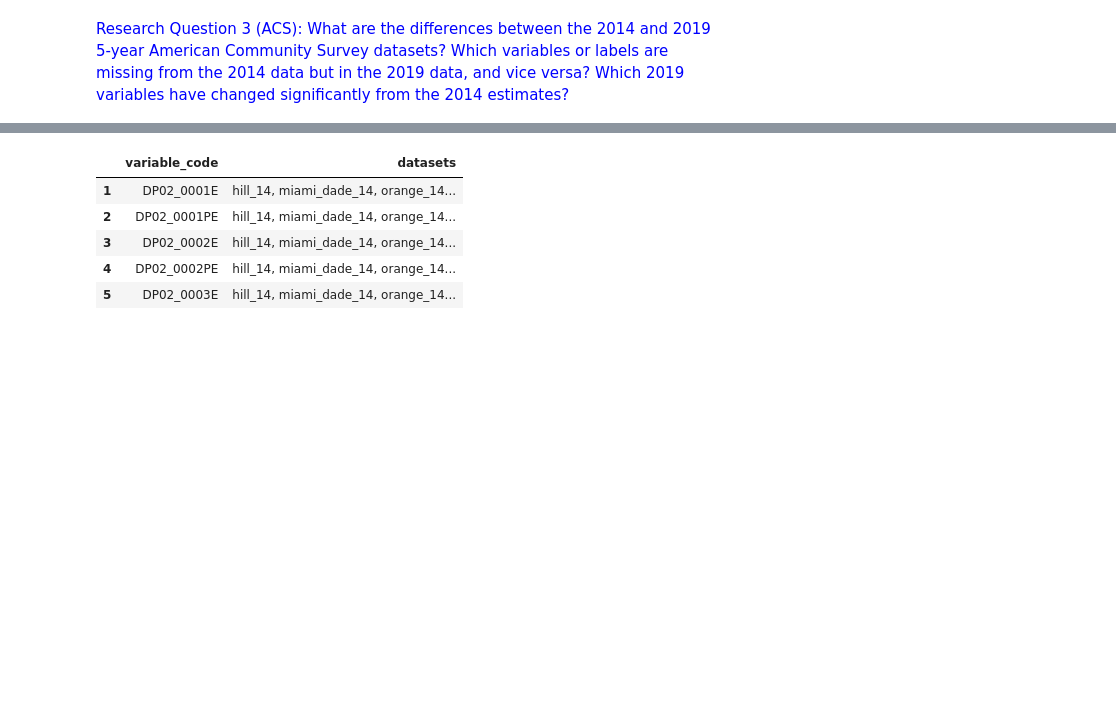
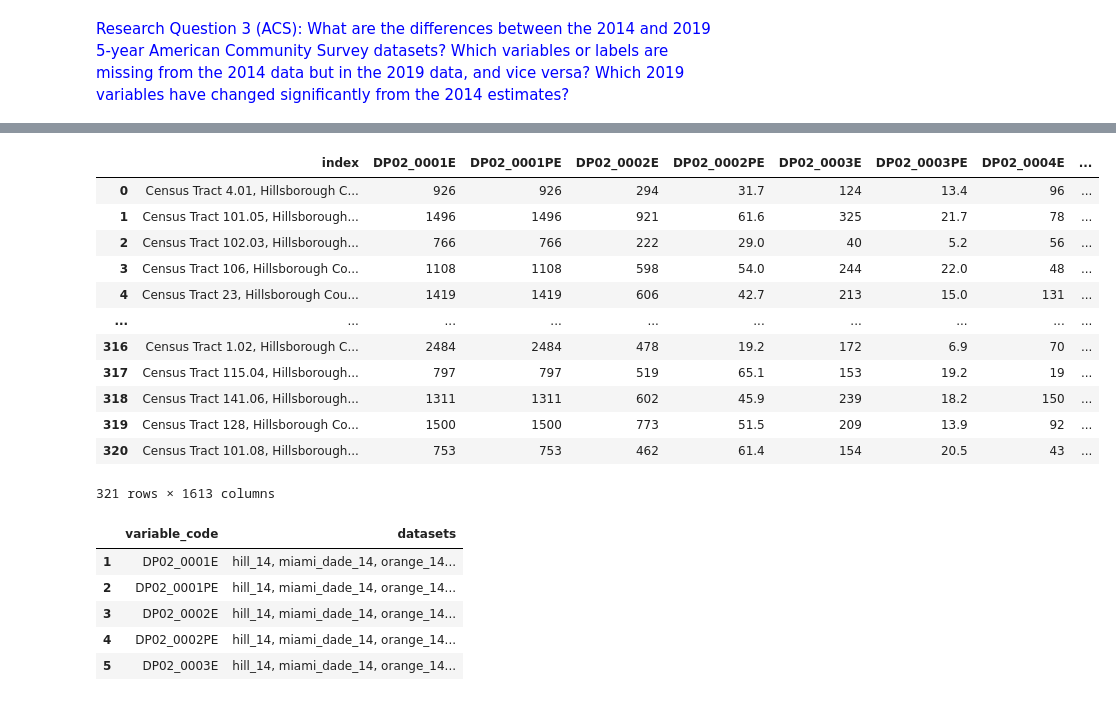
Before and after one commit to datakind/sep21-housing-insecurity, a Jupyter notebook: code/shreyashs/shr_field_work_acs_dictionary_eda.ipynb, the cells around one changed output, grey strips where cells are left out. Saved outputs shown, nothing was run; the diff lists cells and outputs as text; code cells hidden in the pictures; blank space fills up the shorter version.

```diff
--- a/code/shreyashs/shr_field_work_acs_dictionary_eda.ipynb
+++ b/code/shreyashs/shr_field_work_acs_dictionary_eda.ipynb
@@ -28,3 +44,19 @@ orange_acs_2019 = pd.read_csv("data/orange_acs5-2019_census.csv")
+# %%
+hill_acs_2019
+# %% [output]
+|  | index | DP02_0001E | DP02_0001PE | DP02_0002E | DP02_0002PE | DP02_0003E | DP02_0003PE | DP02_0004E | ... |
+| 0 | Census Tract 4.01, Hillsborough C... | 926 | 926 | 294 | 31.7 | 124 | 13.4 | 96 | ... |
+| 1 | Census Tract 101.05, Hillsborough... | 1496 | 1496 | 921 | 61.6 | 325 | 21.7 | 78 | ... |
+| 2 | Census Tract 102.03, Hillsborough... | 766 | 766 | 222 | 29.0 | 40 | 5.2 | 56 | ... |
+| 3 | Census Tract 106, Hillsborough Co... | 1108 | 1108 | 598 | 54.0 | 244 | 22.0 | 48 | ... |
+| 4 | Census Tract 23, Hillsborough Cou... | 1419 | 1419 | 606 | 42.7 | 213 | 15.0 | 131 | ... |
+| ... | ... | ... | ... | ... | ... | ... | ... | ... | ... |
+| 316 | Census Tract 1.02, Hillsborough C... | 2484 | 2484 | 478 | 19.2 | 172 | 6.9 | 70 | ... |
+| 317 | Census Tract 115.04, Hillsborough... | 797 | 797 | 519 | 65.1 | 153 | 19.2 | 19 | ... |
+| 318 | Census Tract 141.06, Hillsborough... | 1311 | 1311 | 602 | 45.9 | 239 | 18.2 | 150 | ... |
+| 319 | Census Tract 128, Hillsborough Co... | 1500 | 1500 | 773 | 51.5 | 209 | 13.9 | 92 | ... |
+| 320 | Census Tract 101.08, Hillsborough... | 753 | 753 | 462 | 61.4 | 154 | 20.5 | 43 | ... |
+321 rows × 1613 columns
 # %%
 # Create a df with a list of field names and datasets they're present in
 df1 = pd.DataFrame(columns = ['variable_code'], data = hill_acs_2014.columns)
```
Also changed, not shown: parts of 21 cells of this notebook, 12 other files.
